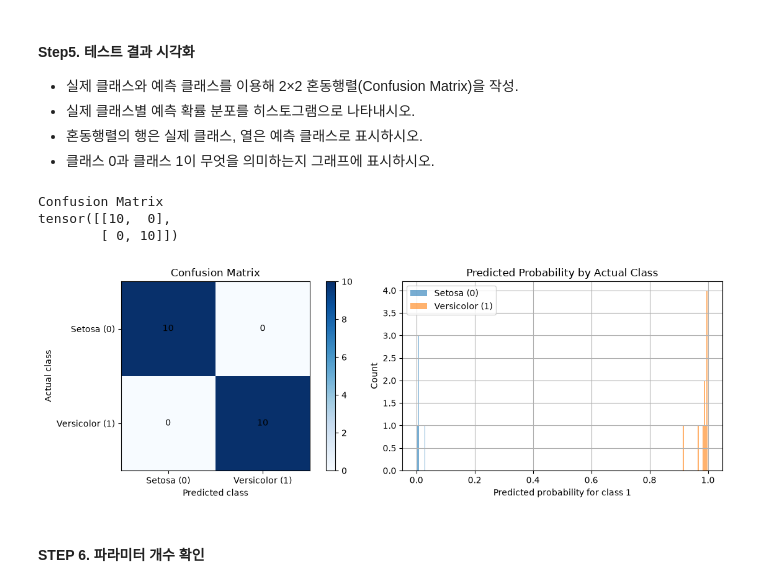
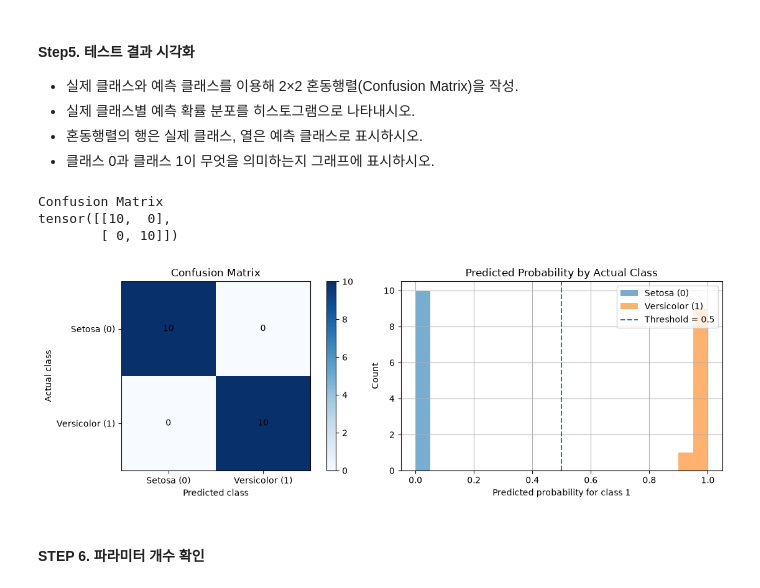
Before and after one commit to aitjoeun/PyTorch, a Jupyter notebook: 03.linear_binary/04.1.binary_iris.ipynb, the cells around one changed output. Drawn from its saved outputs; the diff is of its cells as text; code cells hidden in the pictures.

```diff
--- a/03.linear_binary/04.1.binary_iris.ipynb
+++ b/03.linear_binary/04.1.binary_iris.ipynb
@@ -243,37 +243,38 @@ fig, axes = plt.subplots(1, 2, figsize=(12, 4))
 # 혼동행렬 시각화
 im = axes[0].imshow(confusion.numpy(), cmap="Blues")
 axes[0].set_title("Confusion Matrix")
 axes[0].set_xlabel("Predicted class")
 axes[0].set_ylabel("Actual class")
 axes[0].set_xticks([0, 1], ["Setosa (0)", "Versicolor (1)"])
 axes[0].set_yticks([0, 1], ["Setosa (0)", "Versicolor (1)"])
 
 for i in range(2):
     for j in range(2):
         axes[0].text(j, i, int(confusion[i, j]), ha="center", va="center")
 
 fig.colorbar(im, ax=axes[0])
 
 # 실제 클래스별 예측 확률 분포
 prob_np = y_prob.squeeze().numpy()
 actual_np = y_test.squeeze().numpy()
 
-axes[1].hist(prob_np[actual_np == 0], bins=20, alpha=0.6, label="Setosa (0)")
-axes[1].hist(prob_np[actual_np == 1], bins=20, alpha=0.6, label="Versicolor (1)")
-
+bins = np.linspace(0,1,21)
+axes[1].hist(prob_np[actual_np == 0], bins=bins, alpha=0.6, label="Setosa (0)")
+axes[1].hist(prob_np[actual_np == 1], bins=bins, alpha=0.6, label="Versicolor (1)")
+axes[1].axvline(0.5, linestyle='--', label='Threshold = 0.5')
 axes[1].set_xlabel("Predicted probability for class 1")
 axes[1].set_ylabel("Count")
 axes[1].set_title("Predicted Probability by Actual Class")
 axes[1].legend()
 axes[1].grid(True)
 
 plt.tight_layout()
 plt.show()
 # %% [output]
 Confusion Matrix
 tensor([[10,  0],
         [ 0, 10]])
-[figure, old version]
+[figure, new version]
 # %% [markdown]
 #### STEP 6. 파라미터 개수 확인
 # %%
```
